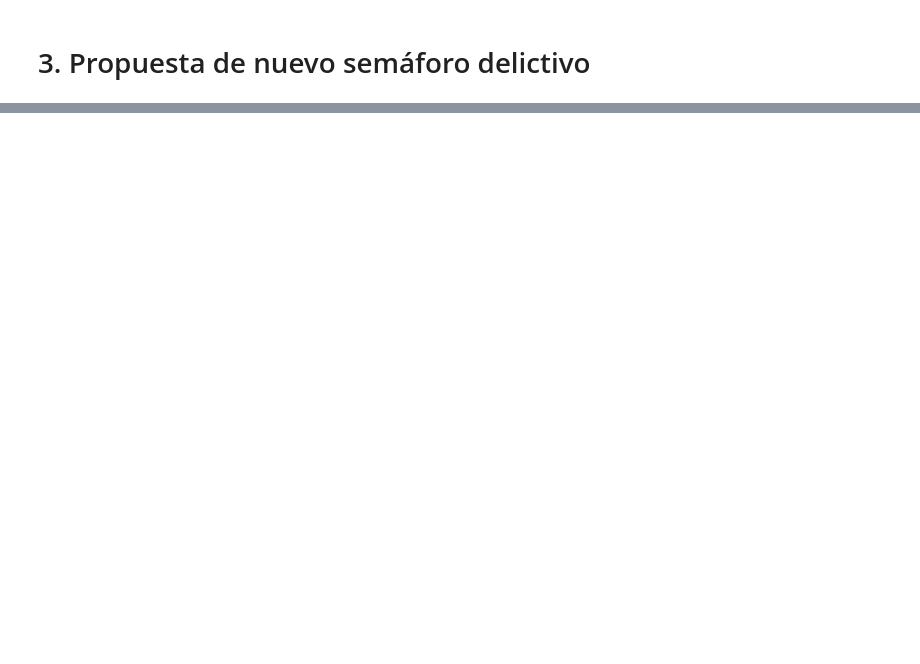
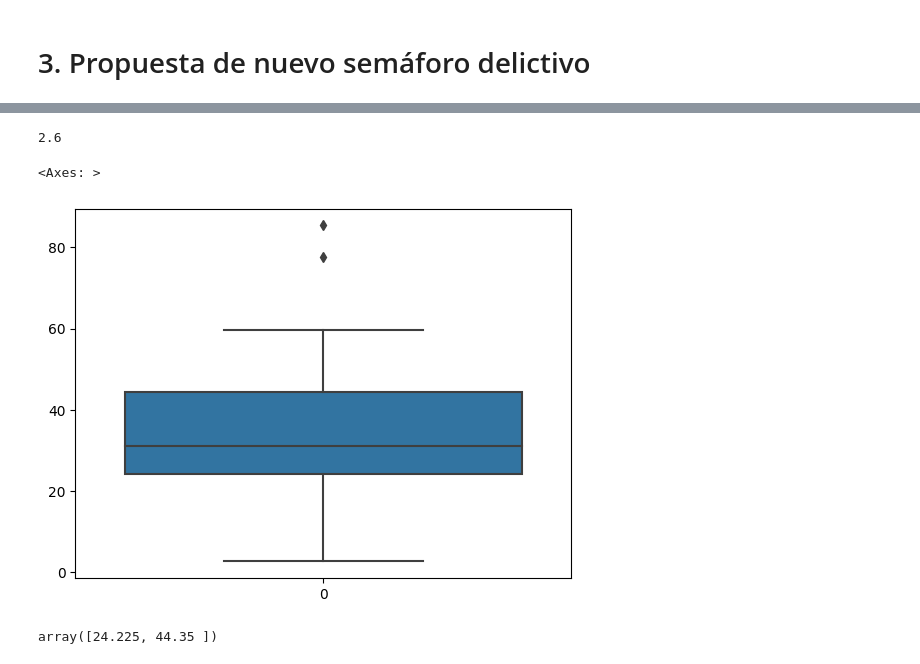
Before and after one commit to la-ciencia-del-delito/semaforo-delictivo, a Jupyter notebook: notebooks/guillermo.ipynb, the cells around one changed output, grey strips where cells are left out. Drawn from its saved outputs; the diff is of its cells as text; code cells hidden in the pictures; blank space fills up the shorter version.

Commit message:
creación de libreta principal

```diff
--- a/notebooks/guillermo.ipynb
+++ b/notebooks/guillermo.ipynb
@@ -112,0 +625,4 @@ a incidencia delictiva, así como sus diccionarios de datos.
+# %%
+import pandas as pd
+# De la libreta de viowi
+kpi = pd.read_csv("./data/kpi.csv")
@@ -112,0 +666,14 @@ a incidencia delictiva, así como sus diccionarios de datos.
+# %%
+gdf_datos_geograficos_ent["KPI"].min()
+# %% [output]
+2.6
+# %%
+import seaborn as sns
+sns.boxplot(data=kpi[kpi["Año"]==2023]["IIC"].values)
+# %% [output]
+<Axes: >
+[figure, added]
+# %%
+np.percentile(kpi[kpi["Año"]==2023]["IIC"], [25, 75])
+# %% [output]
+array([24.225, 44.35 ])
```
Also changed, not shown: parts of 76 cells of this notebook, 4 other files.
